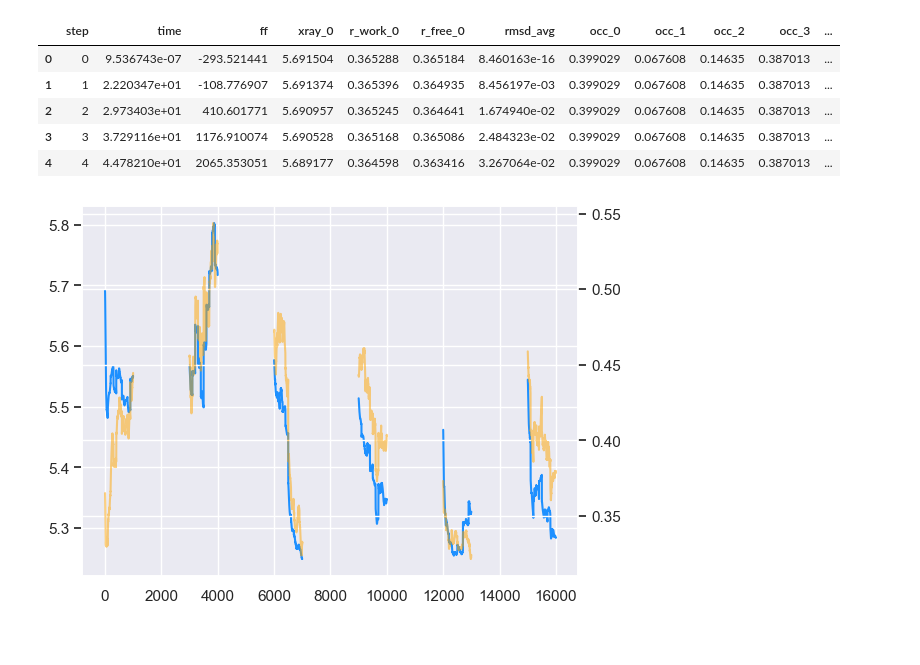
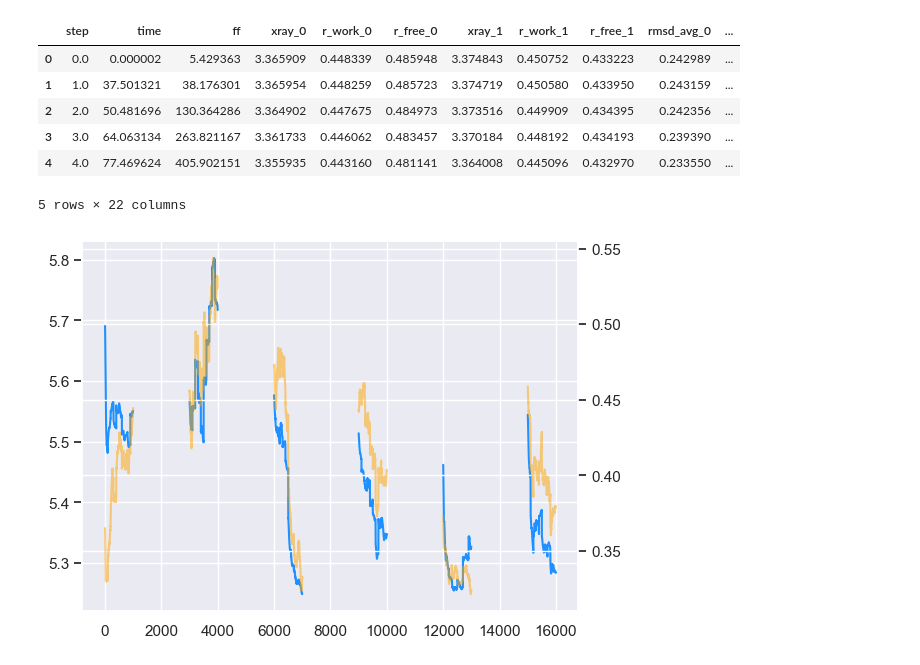
Before and after one commit to mphancock/multixray, a Jupyter notebook: sample_bench/notebooks/plot_log.ipynb, the cells around one changed output. Drawn from its saved outputs; the diff is of its cells as text; code cells hidden in the pictures.

```diff
--- a/sample_bench/notebooks/plot_log.ipynb
+++ b/sample_bench/notebooks/plot_log.ipynb
@@ -7,15 +7,16 @@ import seaborn as sns
 sns.set_theme()
 import matplotlib.colors as mcolors
 # %%
-log_df = pd.read_csv(Path(Path.home(), "Documents/xray/tmp/log_83.csv"), index_col=0)
+log_df = pd.read_csv(Path(Path.home(), "Documents/xray/tmp/log_1.csv"), index_col=0)
 log_df.head(5)
 # %% [output]
-|  | step | time | ff | xray_0 | r_work_0 | r_free_0 | rmsd_avg | occ_0 | occ_1 | occ_2 | occ_3 | ... |
-| 0 | 0 | 9.536743e-07 | -293.521441 | 5.691504 | 0.365288 | 0.365184 | 8.460163e-16 | 0.399029 | 0.067608 | 0.14635 | 0.387013 | ... |
-| 1 | 1 | 2.220347e+01 | -108.776907 | 5.691374 | 0.365396 | 0.364935 | 8.456197e-03 | 0.399029 | 0.067608 | 0.14635 | 0.387013 | ... |
-| 2 | 2 | 2.973403e+01 | 410.601771 | 5.690957 | 0.365245 | 0.364641 | 1.674940e-02 | 0.399029 | 0.067608 | 0.14635 | 0.387013 | ... |
-| 3 | 3 | 3.729116e+01 | 1176.910074 | 5.690528 | 0.365168 | 0.365086 | 2.484323e-02 | 0.399029 | 0.067608 | 0.14635 | 0.387013 | ... |
-| 4 | 4 | 4.478210e+01 | 2065.353051 | 5.689177 | 0.364598 | 0.363416 | 3.267064e-02 | 0.399029 | 0.067608 | 0.14635 | 0.387013 | ... |
+|  | step | time | ff | xray_0 | r_work_0 | r_free_0 | xray_1 | r_work_1 | r_free_1 | rmsd_avg_0 | ... |
+| 0 | 0.0 | 0.000002 | 5.429363 | 3.365909 | 0.448339 | 0.485948 | 3.374843 | 0.450752 | 0.433223 | 0.242989 | ... |
+| 1 | 1.0 | 37.501321 | 38.176301 | 3.365954 | 0.448259 | 0.485723 | 3.374719 | 0.450580 | 0.433950 | 0.243159 | ... |
+| 2 | 2.0 | 50.481696 | 130.364286 | 3.364902 | 0.447675 | 0.484973 | 3.373516 | 0.449909 | 0.434395 | 0.242356 | ... |
+| 3 | 3.0 | 64.063134 | 263.821167 | 3.361733 | 0.446062 | 0.483457 | 3.370184 | 0.448192 | 0.434193 | 0.239390 | ... |
+| 4 | 4.0 | 77.469624 | 405.902151 | 3.355935 | 0.443160 | 0.481141 | 3.364008 | 0.445096 | 0.432970 | 0.233550 | ... |
+5 rows × 22 columns
 # %%
 fig, ax1 = plt.subplots()
 ax2 = ax1.twinx()
```
Also changed, not shown: parts of 3 cells of this notebook, 6 other files.
